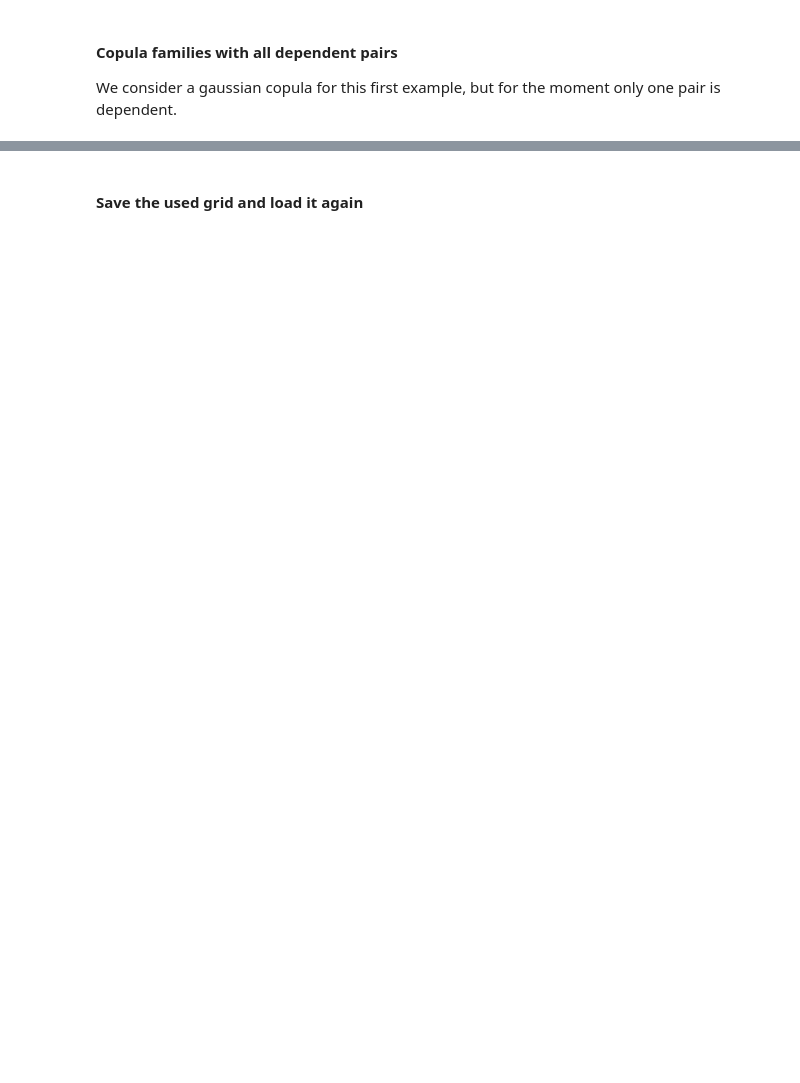
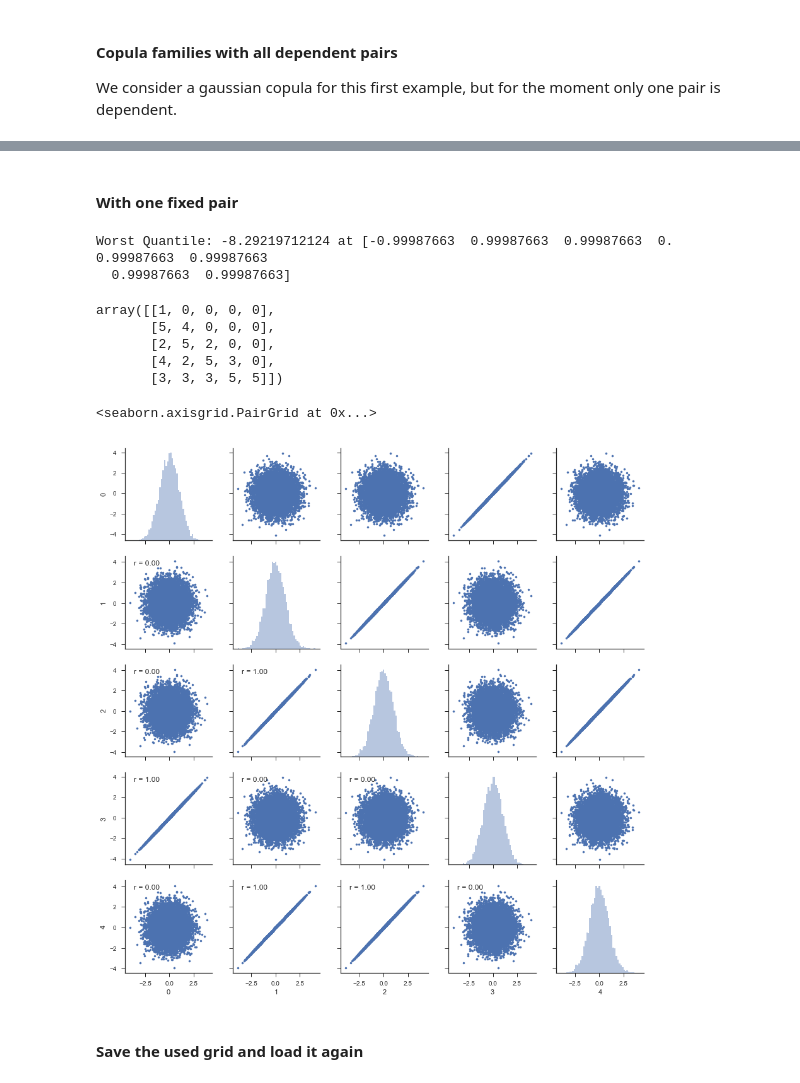
Before and after one commit to NazBen/dep-impact, a Jupyter notebook: examples/grid-search.ipynb, the cells around one changed output, grey strips where cells are left out. Cells and saved outputs as stored; diff of their text form; code cells hidden in the pictures; blank space fills up the shorter version.

```diff
--- a/examples/grid-search.ipynb
+++ b/examples/grid-search.ipynb
@@ -321,3 +350,35 @@ print('Worst Quantile: {0} at {1}'.format(min_result.quantity, min_result.dep_pa
+# %% [markdown]
+#### With one fixed pair
+# %%
+families[3, 2] = 0
+quant_estimate = ConservativeEstimate(model_func=func_sum, margins=margins, families=families)
+# %%
+K = 100
+n = 10000
+grid_type = 'lhs'
+grid_result = quant_estimate.gridsearch(n_dep_param=K, n_input_sample=n, grid_type=grid_type,
+                                                 q_func=q_func, random_state=random_state)
+# %%
+min_result = grid_result.min_result
+print('Worst Quantile: {0} at {1}'.format(min_result.quantity, min_result.dep_param))
+# %% [output]
+Worst Quantile: -8.29219712124 at [-0.99987663  0.99987663  0.99987663  0.          0.99987663  0.99987663
+  0.99987663  0.99987663]
+# %%
+grid_result.vine_structure
+# %% [output]
+array([[1, 0, 0, 0, 0],
+       [5, 4, 0, 0, 0],
+       [2, 5, 2, 0, 0],
+       [4, 2, 5, 3, 0],
+       [3, 3, 3, 5, 5]])
+# %%
+from dependence.dependence_plot import matrix_plot_input
+
+matrix_plot_input(min_result)
+# %% [output]
+<seaborn.axisgrid.PairGrid at 0x...>
+[figure, added]
 # %% [markdown]
 #### Save the used grid and load it again
 # %%
```
Also changed, not shown: parts of 22 cells of this notebook.
